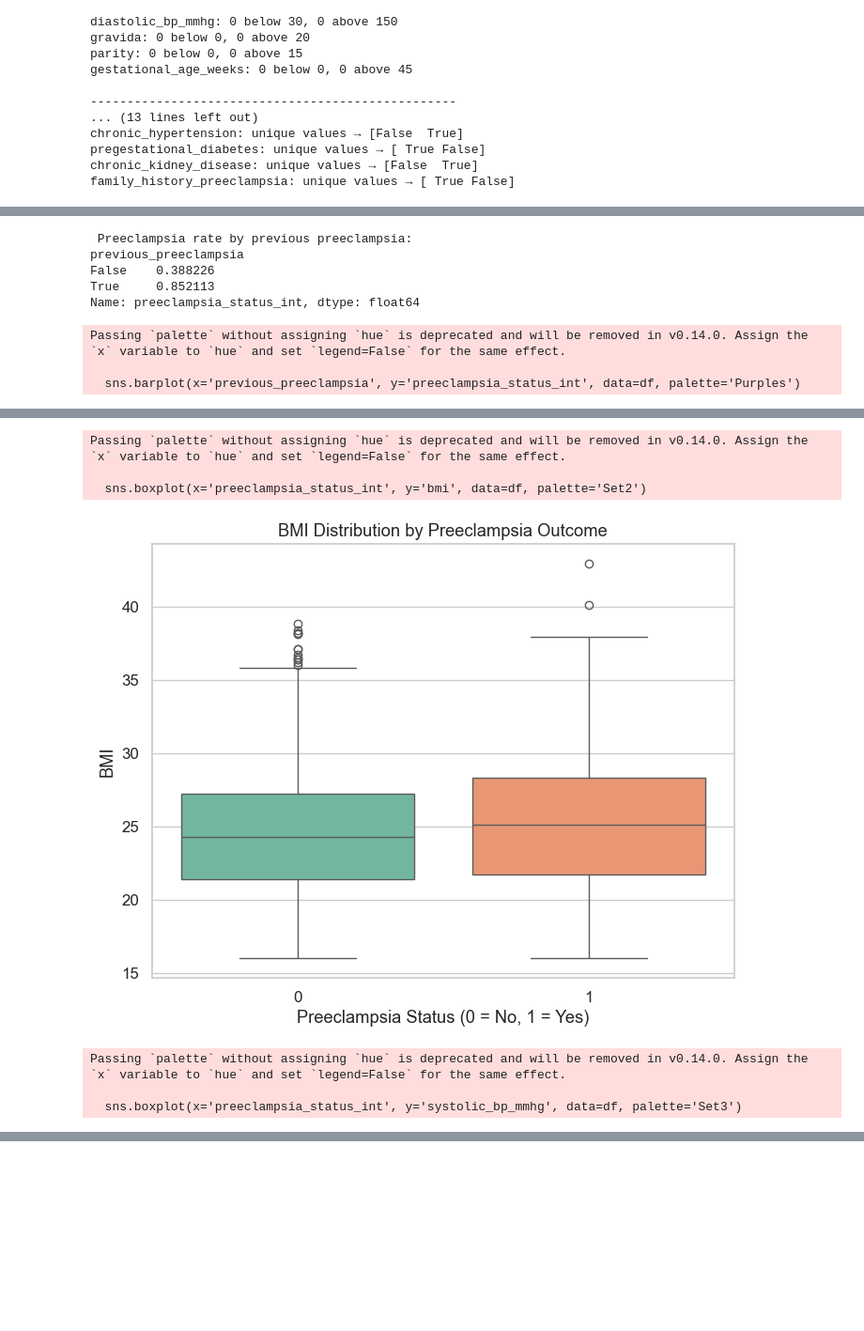
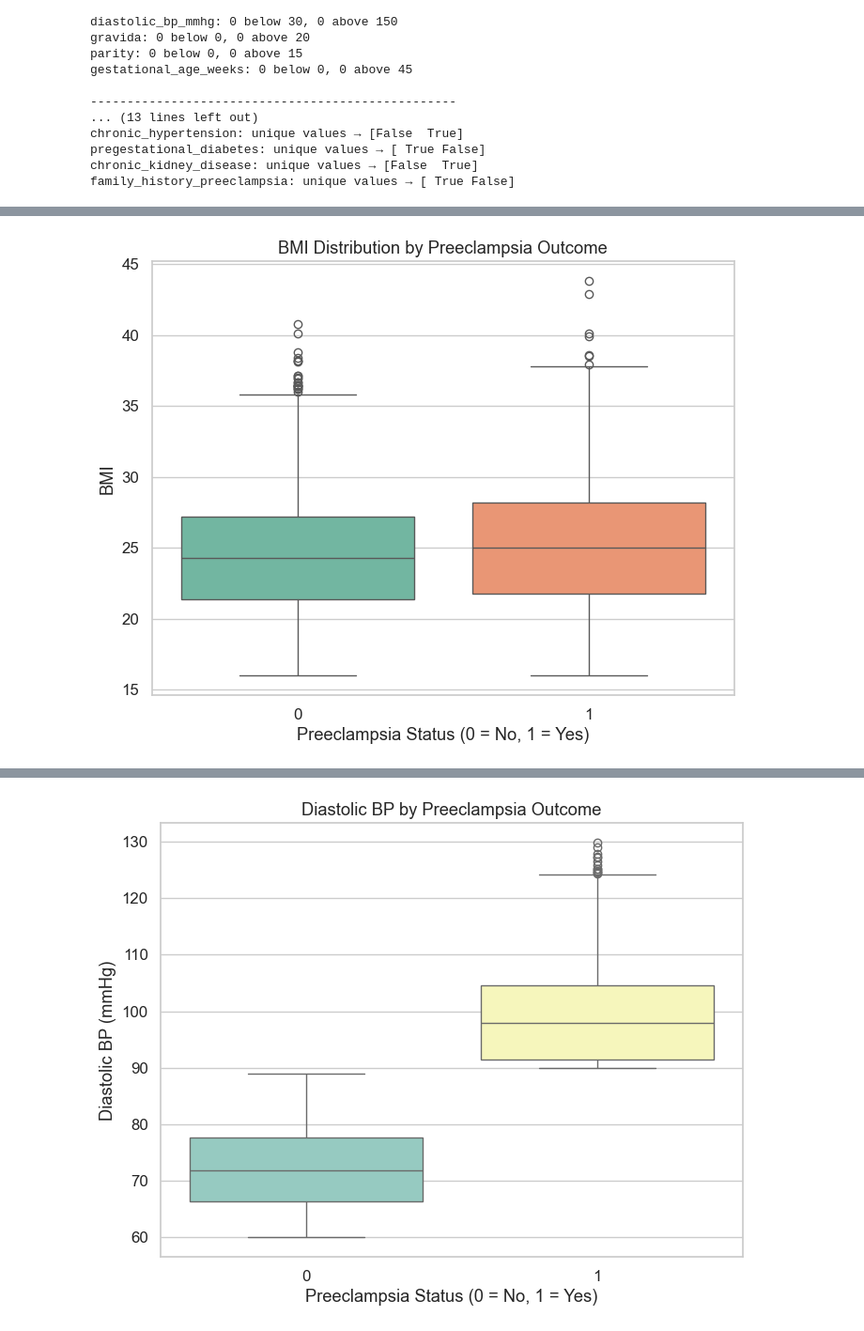
Before and after one commit to manishadeodhar-art/Preeclampsia-determination, a Jupyter notebook: Investigation.ipynb, the cells around one changed output, grey strips where cells are left out. Shown at 94% size. Cells and saved outputs as stored; diff of their text form; code cells hidden in the pictures; blank space fills up the shorter version.

```diff
--- a/Investigation.ipynb
+++ b/Investigation.ipynb
@@ -72,7 +78,7 @@ We begin by loading the data into a pandas DataFrame and performing an initial i
 # Load the dataset
 #-------------------------------------------
 #df = pd.read_csv('data\preeclampsia_africa_baseline_1000.csv')
-df = pd.read_csv('data\preeclampsia_africa_large_5000.csv')
+df = pd.read_csv('data\preeclampsia_africa_extra_large_10000.csv')
 df.head()
 # %% [output]
 |  | patient_id | age | age_category | parity | gravida | bmi | bmi_category | gestational_age_weeks | ... |
@@ -700,23 +694,6 @@ print(" INITIAL CLINICAL SANITY CHECKS")
 print("Outcome variable: preeclampsia_status (bool)")
 print("--------------------------------------------------")
 
-# Convert boolean to int for plotting/groupby
-#df['preeclampsia_status_int'] = df['preeclampsia_status'].astype(int)
-
-# ---------------------------------------------------------
-# 1. Preeclampsia rate by nulliparity
-# ---------------------------------------------------------
-
-#nulliparity_rates = df.groupby('nulliparous')['preeclampsia_status_int'].mean()
-#print("\n Preeclampsia rate by nulliparity:")
-#print(nulliparity_rates)
-
-#plt.figure(figsize=(6,5))
-#sns.barplot(x='nulliparous', y='preeclampsia_status_int', data=df, palette='coolwarm')
-#plt.title("Preeclampsia Rate by Nulliparity (1 = Nulliparous)")
-#plt.xlabel("Nulliparous")
-#plt.ylabel("Preeclampsia Rate")
-#plt.show()
 
 # ---------------------------------------------------------
 # 2. Preeclampsia rate by chronic hypertension
@@ -727,7 +704,7 @@ print("\n Preeclampsia rate by chronic hypertension:")
 print(htn_rates)
 
 plt.figure(figsize=(6,5))
-sns.barplot(x='chronic_hypertension', y='preeclampsia_status_int', data=df, palette='Reds')
+sns.barplot(x = 'chronic_hypertension', y = 'preeclampsia_status_int', data = df, palette = 'Reds', hue = 'chronic_hypertension', legend = False)
 plt.title("Preeclampsia Rate by Chronic Hypertension")
 plt.xlabel("Chronic Hypertension")
 plt.ylabel("Preeclampsia Rate")
@@ -742,7 +719,7 @@ print("\n Preeclampsia rate by previous preeclampsia:")
 print(prev_pre_rates)
 
 plt.figure(figsize=(6,5))
-sns.barplot(x='previous_preeclampsia', y='preeclampsia_status_int', data=df, palette='Purples')
+sns.barplot(x = 'previous_preeclampsia', y = 'preeclampsia_status_int', data = df, palette = 'Purples', hue = 'previous_preeclampsia', legend = False)
 plt.title("Preeclampsia Rate by Previous Preeclampsia")
 plt.xlabel("Previous Preeclampsia (1 = Yes)")
 plt.ylabel("Preeclampsia Rate")
@@ -753,7 +730,7 @@ plt.show()
 # ---------------------------------------------------------
 
 plt.figure(figsize=(8,6))
-sns.boxplot(x='preeclampsia_status_int', y='bmi', data=df, palette='Set2')
+sns.boxplot(x = 'preeclampsia_status_int', y = 'bmi', data = df, palette = 'Set2', hue = 'preeclampsia_status_int', legend = False)
 plt.title("BMI Distribution by Preeclampsia Outcome")
 plt.xlabel("Preeclampsia Status (0 = No, 1 = Yes)")
 plt.ylabel("BMI")
@@ -764,11 +741,22 @@ plt.show()
 # ---------------------------------------------------------
 
 plt.figure(figsize=(8,6))
-sns.boxplot(x='preeclampsia_status_int', y='systolic_bp_mmhg', data=df, palette='Set3')
+sns.boxplot(x = 'preeclampsia_status_int', y = 'systolic_bp_mmhg', data = df, palette = 'Set3', hue = 'preeclampsia_status_int', legend = False)
 plt.title("Systolic BP by Preeclampsia Outcome")
 plt.xlabel("Preeclampsia Status (0 = No, 1 = Yes)")
 plt.ylabel("Systolic BP (mmHg)")
 plt.show()
+
+# ---------------------------------------------------------
+# 5. Diastolic BP comparison by outcome
+# ---------------------------------------------------------
+
+plt.figure(figsize=(8,6))
+sns.boxplot(x = 'preeclampsia_status_int', y = 'diastolic_bp_mmhg', data = df, palette = 'Set3', hue = 'preeclampsia_status_int', legend = False)
+plt.title("Diastolic BP by Preeclampsia Outcome")
+plt.xlabel("Preeclampsia Status (0 = No, 1 = Yes)")
+plt.ylabel("Diastolic BP (mmHg)")
+plt.show()
 # %% [output]
 --------------------------------------------------
  INITIAL CLINICAL SANITY CHECKS
@@ -787,8 +776,0 @@ Passing `palette` without assigning `hue` is deprecated and will be removed in v
- Preeclampsia rate by previous preeclampsia:
-previous_preeclampsia
-False    0.388226
-True     0.852113
-Name: preeclampsia_status_int, dtype: float64
-Passing `palette` without assigning `hue` is deprecated and will be removed in v0.14.0. Assign the `x` variable to `hue` and set `legend=False` for the same effect.
-
-  sns.barplot(x='previous_preeclampsia', y='preeclampsia_status_int', data=df, palette='Purples')
@@ -796,7 +778 @@ Passing `palette` without assigning `hue` is deprecated and will be removed in v
-Passing `palette` without assigning `hue` is deprecated and will be removed in v0.14.0. Assign the `x` variable to `hue` and set `legend=False` for the same effect.
-
-  sns.boxplot(x='preeclampsia_status_int', y='bmi', data=df, palette='Set2')
-[figure, old version]
+[figure, new version]
-Passing `palette` without assigning `hue` is deprecated and will be removed in v0.14.0. Assign the `x` variable to `hue` and set `legend=False` for the same effect.
-
-  sns.boxplot(x='preeclampsia_status_int', y='systolic_bp_mmhg', data=df, palette='Set3')
@@ -803,0 +780 @@ Passing `palette` without assigning `hue` is deprecated and will be removed in v
+[figure, added]
```
Also changed, not shown: parts of 64 cells of this notebook, 8 other files.
